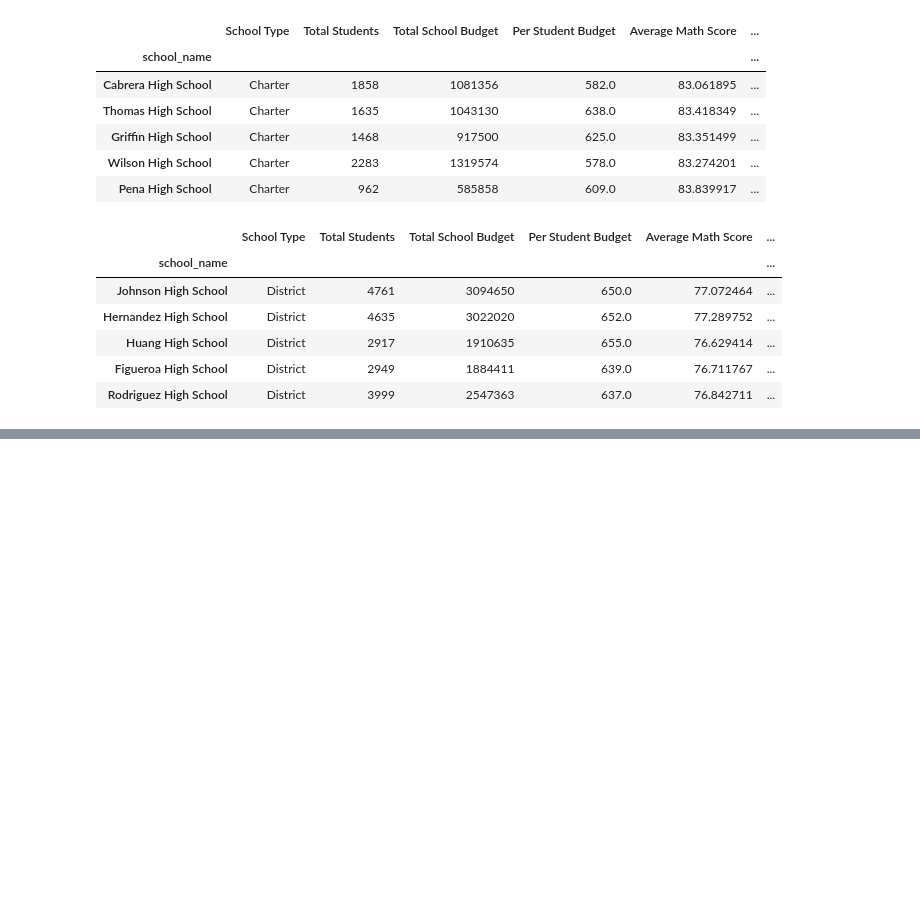
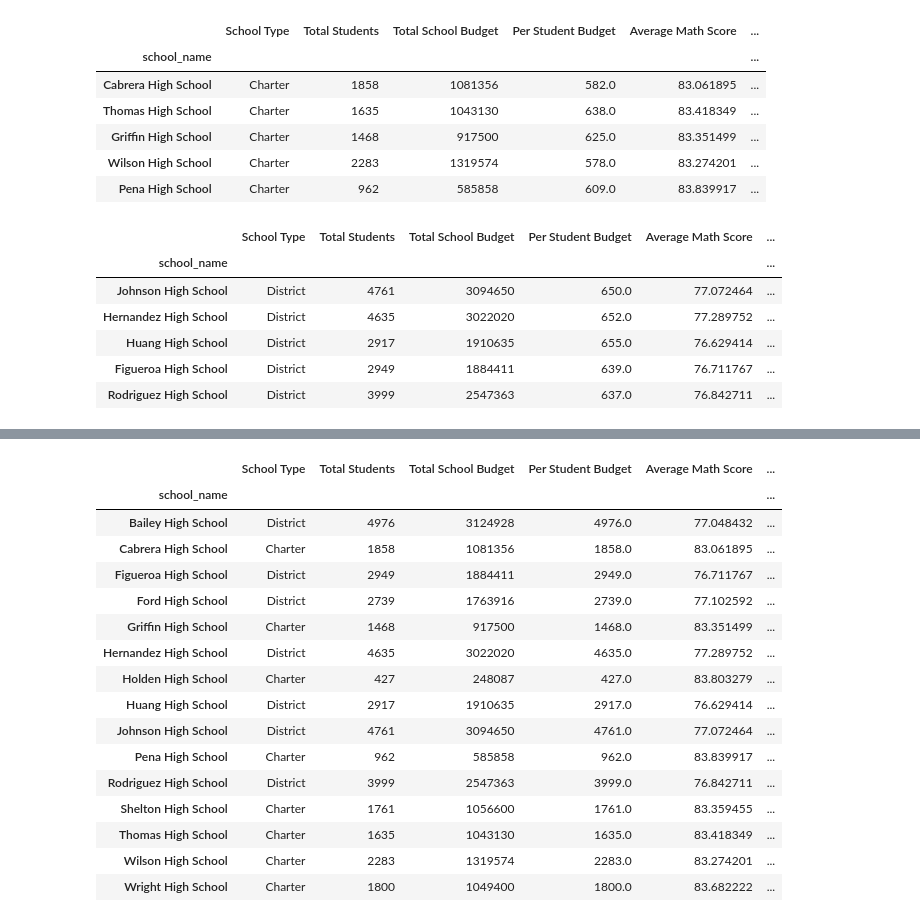
Before and after one commit to mcmanuscw/pandas-challenge, a Jupyter notebook: PyCitySchools/PyCitySchools.ipynb, the cells around one changed output, grey strips where cells are left out. Saved outputs shown, nothing was run; the diff lists cells and outputs as text; code cells hidden in the pictures; blank space fills up the shorter version.

```diff
--- a/PyCitySchools/PyCitySchools.ipynb
+++ b/PyCitySchools/PyCitySchools.ipynb
@@ -440,4 +500,45 @@ scores_by_per_student_spending
 # %%
 # ### Scores by School Size
 
 # Create a table that breaks down school performance based on school size (small, medium, or large).
+
+# Create the bins in which Data will be held
+# Bins are 500, 550, 600, 650, 700
+
+df = per_school_summary
+df['Per Student Budget'] = df['Total Students'].astype(float)
+
+
+# create budget groups
+bins = [0, 1000, 2000, 5000 ]
+
+
+# # Create the names for the five bins
+group_names = ['Small', 'Medium', 'Large']
+
+# with bin add column
+df["School Size Category"] = pd.cut(df['Total Students'], bins, labels=group_names, include_lowest=True)
+
+#df
+
+#scores_by_per_student_spending = df.groupby(["Per Student Budget Category"])
+
+df
+# %% [output]
+|  | School Type | Total Students | Total School Budget | Per Student Budget | Average Math Score | ... |
+| school_name |  |  |  |  |  | ... |
+| Bailey High School | District | 4976 | 3124928 | 4976.0 | 77.048432 | ... |
+| Cabrera High School | Charter | 1858 | 1081356 | 1858.0 | 83.061895 | ... |
+| Figueroa High School | District | 2949 | 1884411 | 2949.0 | 76.711767 | ... |
+| Ford High School | District | 2739 | 1763916 | 2739.0 | 77.102592 | ... |
+| Griffin High School | Charter | 1468 | 917500 | 1468.0 | 83.351499 | ... |
+| Hernandez High School | District | 4635 | 3022020 | 4635.0 | 77.289752 | ... |
+| Holden High School | Charter | 427 | 248087 | 427.0 | 83.803279 | ... |
+| Huang High School | District | 2917 | 1910635 | 2917.0 | 76.629414 | ... |
+| Johnson High School | District | 4761 | 3094650 | 4761.0 | 77.072464 | ... |
+| Pena High School | Charter | 962 | 585858 | 962.0 | 83.839917 | ... |
+| Rodriguez High School | District | 3999 | 2547363 | 3999.0 | 76.842711 | ... |
+| Shelton High School | Charter | 1761 | 1056600 | 1761.0 | 83.359455 | ... |
+| Thomas High School | Charter | 1635 | 1043130 | 1635.0 | 83.418349 | ... |
+| Wilson High School | Charter | 2283 | 1319574 | 2283.0 | 83.274201 | ... |
+| Wright High School | Charter | 1800 | 1049400 | 1800.0 | 83.682222 | ... |
```
Also changed, not shown: parts of 7 cells of this notebook.
